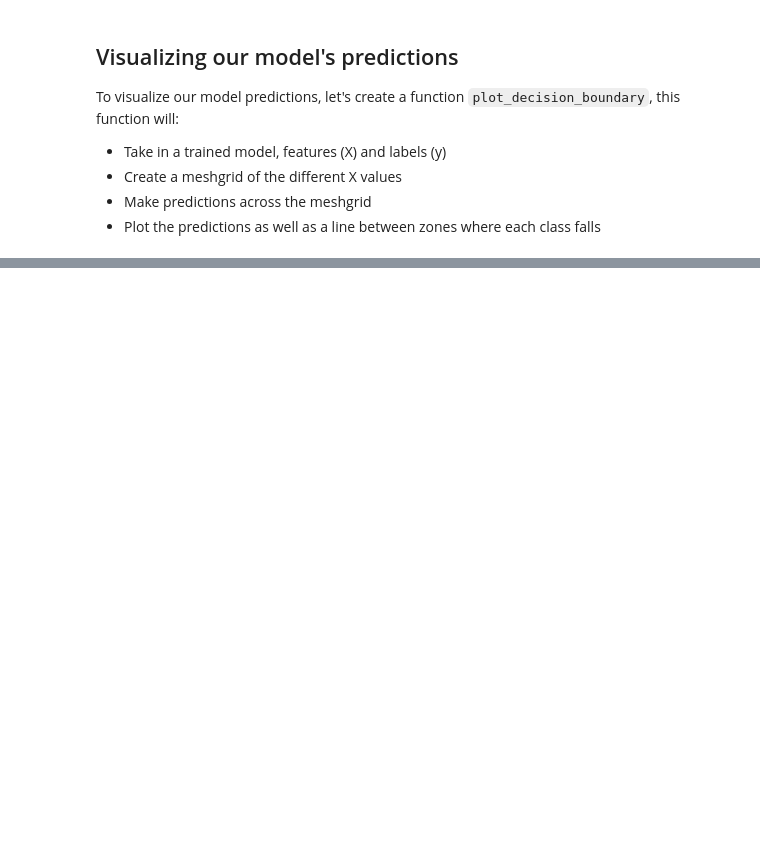
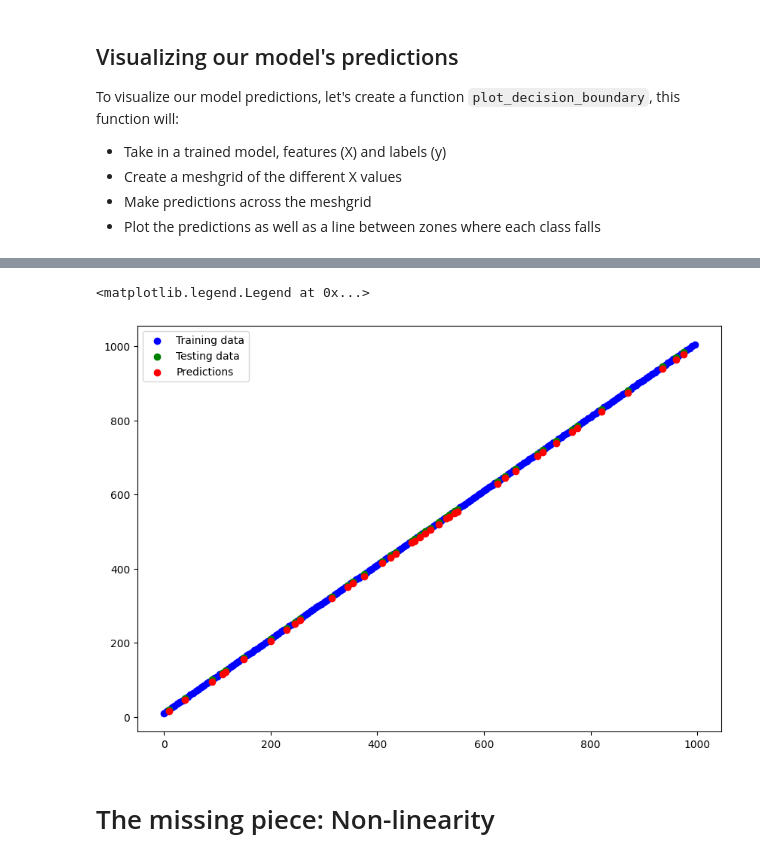
Before and after one commit to BoshiLee/tensorflow_developer_certificate, a Jupyter notebook: 02_neural_network_classification_with_tensorlfow.ipynb, the cells around one changed output, grey strips where cells are left out. Saved outputs shown, nothing was run; the diff lists cells and outputs as text; code cells hidden in the pictures; blank space fills up the shorter version.

```diff
--- a/02_neural_network_classification_with_tensorlfow.ipynb
+++ b/02_neural_network_classification_with_tensorlfow.ipynb
@@ -242,0 +262,8 @@ model_2.predict(X_test)
+# %%
+# Set random seed
+tf.random.set_seed(42)
+
+X_regression = tf.expand_dims(tf.range(0, 1000, 5), axis=1).numpy()
+y_regression = tf.squeeze(X_regression + 10).numpy()
+
+X_regression, y_regression
@@ -242,0 +288,3 @@ model_2.predict(X_test)
+# %%
+X_regression_train, X_regression_test, y_regression_train, y_regression_test = train_test_split(X_regression, y_regression, test_size=0.2)
+X_regression_train.shape, y_regression_train.shape, X_regression_test.shape, y_regression_test.shape
@@ -242,0 +293,3 @@ model_2.predict(X_test)
+# %%
+# fit model 2
+model_2.fit(X_regression_train, y_regression_train, epochs=100)
@@ -242,0 +304,14 @@ model_2.predict(X_test)
+# %%
+# Creat a regression model
+tf.random.set_seed(42)
+model_3 = tf.keras.Sequential([
+    tf.keras.layers.Dense(100),
+    tf.keras.layers.Dense(10),
+    tf.keras.layers.Dense(1)
+])
+# Compile the model, this time with a regression loss function
+model_3.compile(loss=tf.keras.losses.mae,
+                optimizer=tf.keras.optimizers.Adam(),
+                metrics=["mae"])
+
+model_3.fit(X_regression_train, y_regression_train, epochs=100)
@@ -242,0 +343,11 @@ model_2.predict(X_test)
+# %%
+# Make some predictions
+y_regression_preds = model_3.predict(X_regression_test)
+
+# Plot predictions against ground truth labels
+plt.figure(figsize=(10, 7))
+plt.scatter(X_regression_train, y_regression_train, c="b", label="Training data")
+plt.scatter(X_regression_test, y_regression_test, c="g", label="Testing data")
+plt.scatter(X_regression_test, y_regression_preds, c="r", label="Predictions")
+plt.legend()
+# %% [output]
@@ -242,0 +355,4 @@ model_2.predict(X_test)
+<matplotlib.legend.Legend at 0x...>
+[figure, added]
+# %% [markdown]
+# The missing piece: Non-linearity
```
Also changed, not shown: parts of 24 cells of this notebook, 1 other file.
